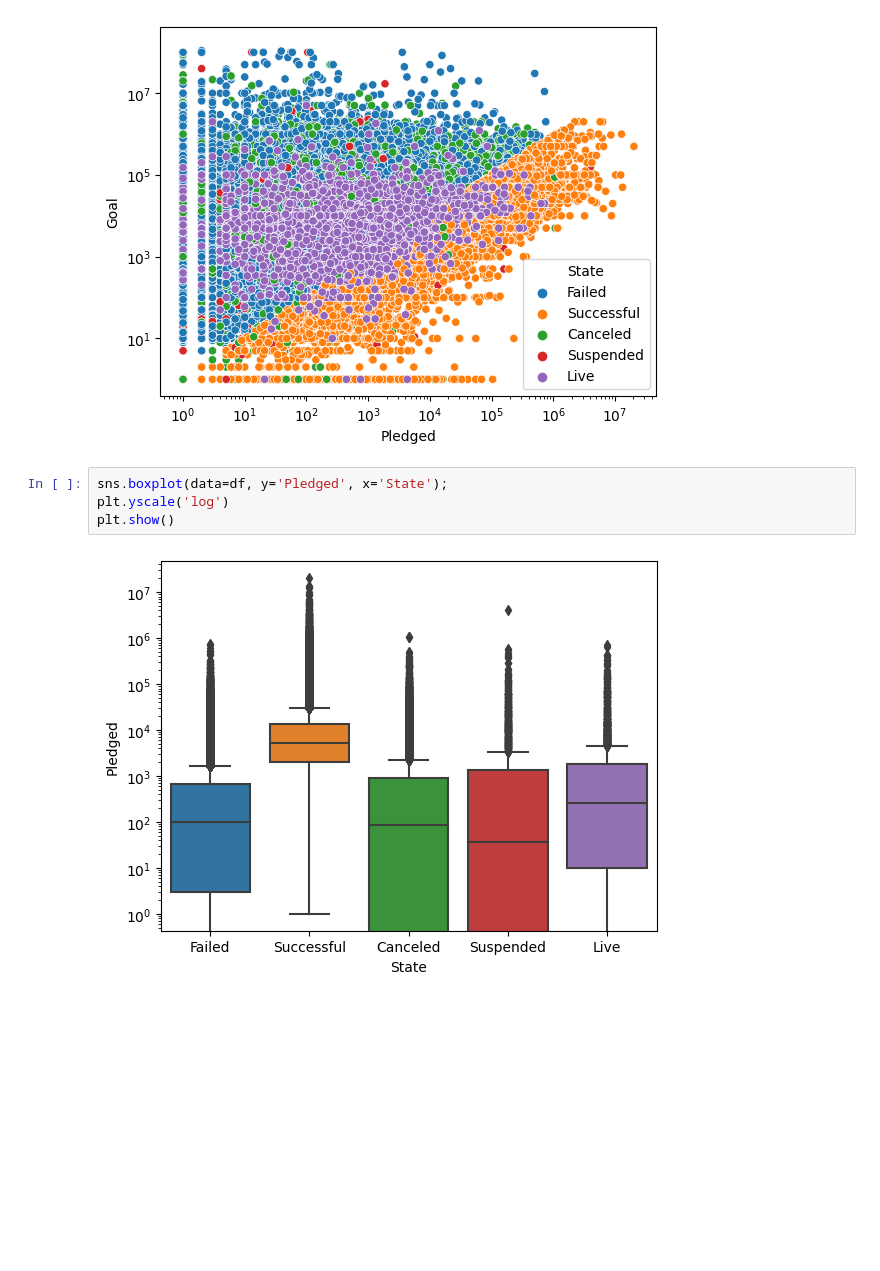
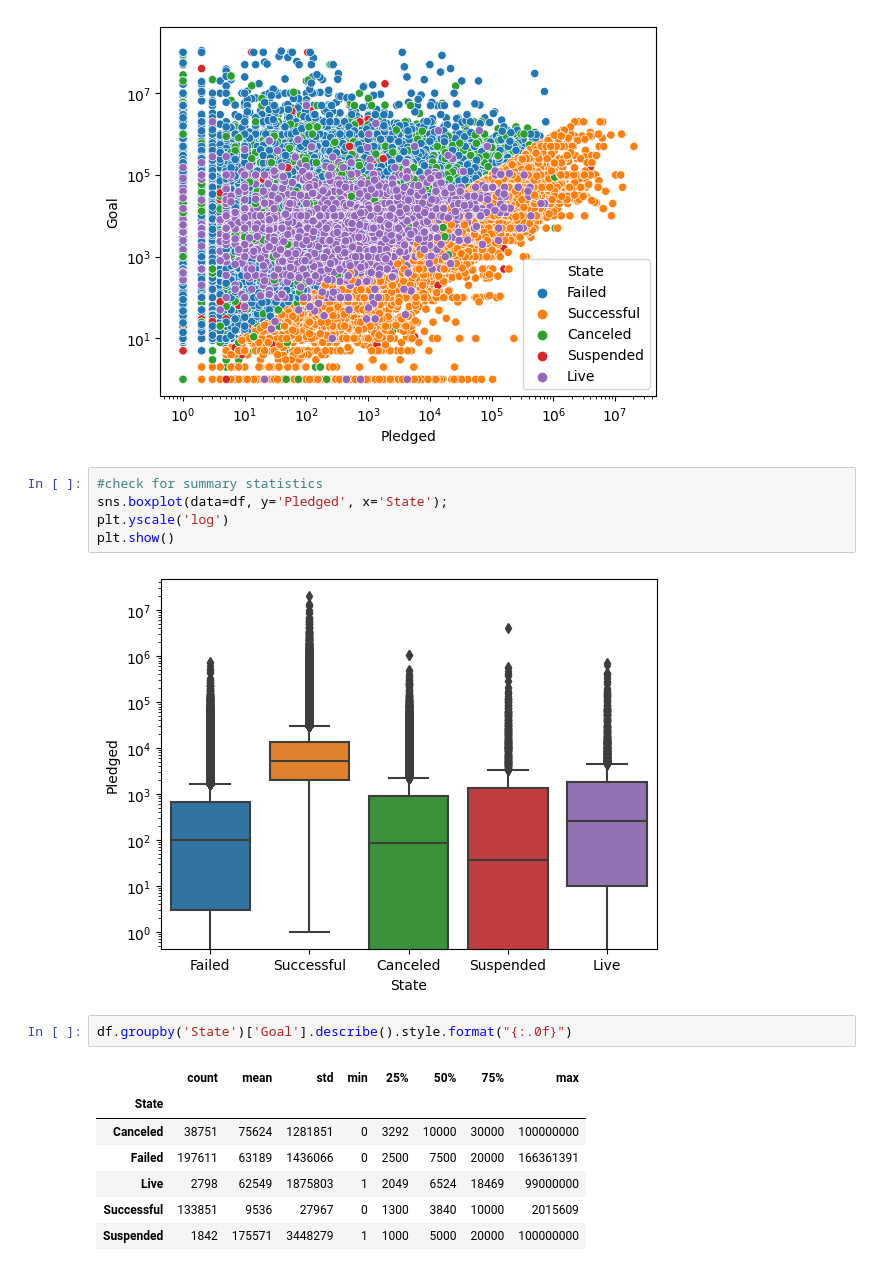
Before and after one commit to rouven-pampus/kickstart_masters, a Jupyter notebook: 01_kickstarter_EDA.ipynb, the cells around one changed output. Drawn from its saved outputs; the diff is of its cells as text; blank space fills up the shorter version.

```diff
--- a/01_kickstarter_EDA.ipynb
+++ b/01_kickstarter_EDA.ipynb
@@ -107,8 +97,19 @@ plt.show()
 # %% [output]
 [figure]
 # %%
+#check for summary statistics
 sns.boxplot(data=df, y='Pledged', x='State');
 plt.yscale('log')
 plt.show()
 # %% [output]
 [figure]
+# %%
+df.groupby('State')['Goal'].describe().style.format("{:.0f}")
+# %% [output]
+|  | count | mean | std | min | 25% | 50% | 75% | max |
+| State |  |  |  |  |  |  |  |  |
+| Canceled | 38751 | 75624 | 1281851 | 0 | 3292 | 10000 | 30000 | 100000000 |
+| Failed | 197611 | 63189 | 1436066 | 0 | 2500 | 7500 | 20000 | 166361391 |
+| Live | 2798 | 62549 | 1875803 | 1 | 2049 | 6524 | 18469 | 99000000 |
+| Successful | 133851 | 9536 | 27967 | 0 | 1300 | 3840 | 10000 | 2015609 |
+| Suspended | 1842 | 175571 | 3448279 | 1 | 1000 | 5000 | 20000 | 100000000 |
```
Also changed, not shown: parts of 3 cells of this notebook.
